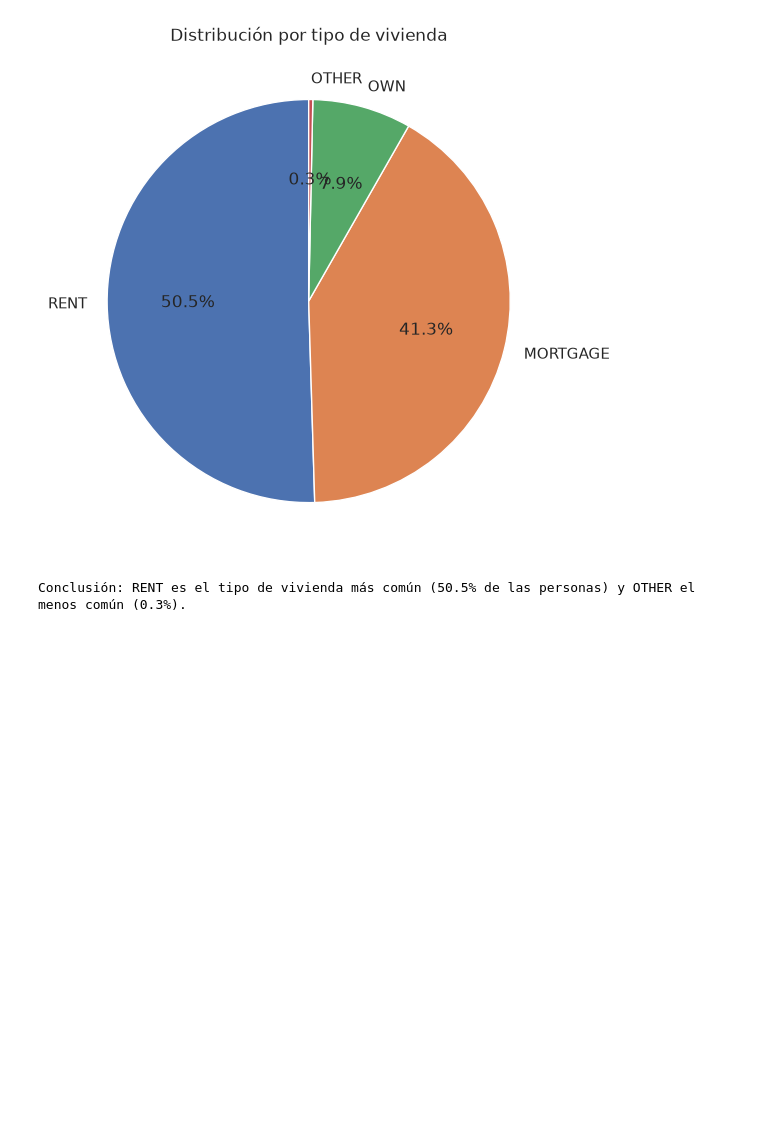
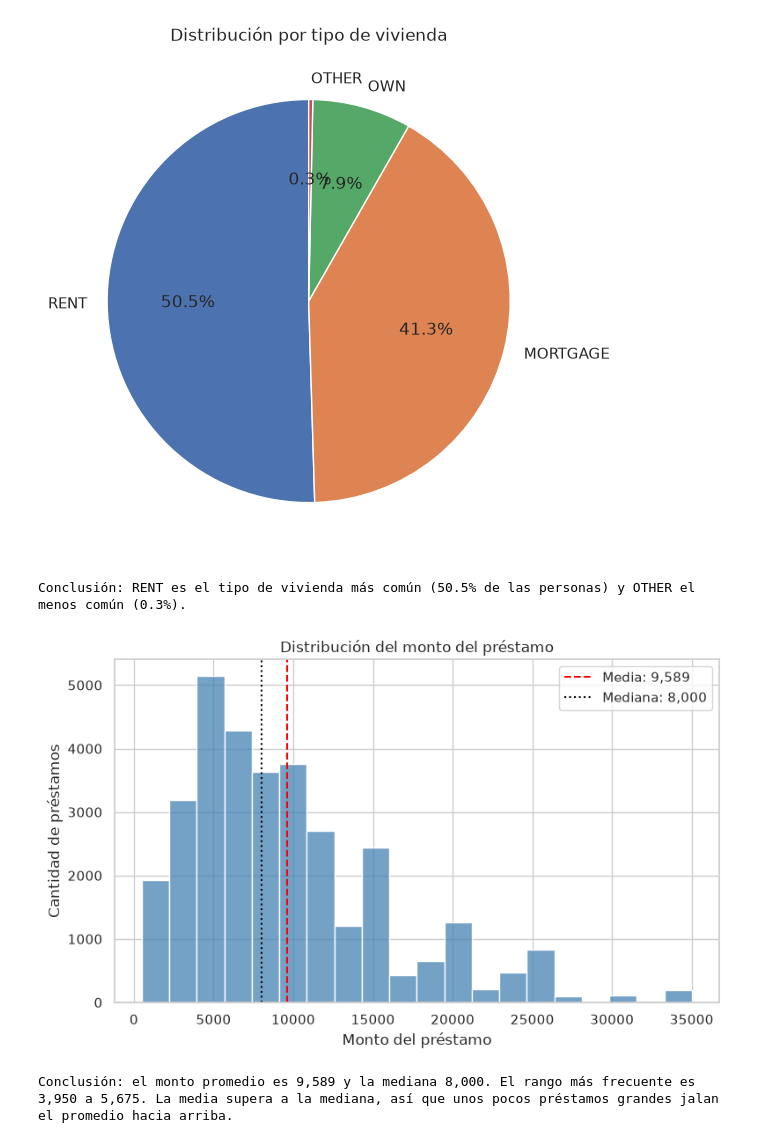
Before and after one commit to Nicolas-1212/Proyecto-Credit-Risk, a Jupyter notebook: cuadernos/exploracion_Samuel-B.ipynb, the cells around one changed output. Saved outputs shown, nothing was run; the diff lists cells and outputs as text; code cells hidden in the pictures; blank space fills up the shorter version.

Commit message:
Item 8: Visualizacion 4

```diff
--- a/cuadernos/exploracion_Samuel-B.ipynb
+++ b/cuadernos/exploracion_Samuel-B.ipynb
@@ -318,3 +318,26 @@ print(f"Conclusión: {conteo3.index[0]} es el tipo de vivienda más común "
 # %% [output]
 [figure]
 Conclusión: RENT es el tipo de vivienda más común (50.5% de las personas) y OTHER el menos común (0.3%).
+# %%
+# 4. Histograma: distribución del monto del préstamo
+media4 = df_limpio["loan_amnt"].mean()
+mediana4 = df_limpio["loan_amnt"].median()
+
+plt.figure(figsize=(8, 5))
+sns.histplot(data=df_limpio, x="loan_amnt", bins=20, color="steelblue")
+plt.axvline(media4, color="red", linestyle="--", label=f"Media: {media4:,.0f}")
+plt.axvline(mediana4, color="black", linestyle=":", label=f"Mediana: {mediana4:,.0f}")
+plt.title("Distribución del monto del préstamo")
+plt.xlabel("Monto del préstamo")
+plt.ylabel("Cantidad de préstamos")
+plt.legend()
+plt.tight_layout()
+plt.show()
+
+rango = pd.cut(df_limpio["loan_amnt"], bins=20).value_counts().idxmax()
+print(f"Conclusión: el monto promedio es {media4:,.0f} y la mediana {mediana4:,.0f}. "
+      f"El rango más frecuente es {rango.left:,.0f} a {rango.right:,.0f}. "
+      f"{'La media supera a la mediana, así que unos pocos préstamos grandes jalan el promedio hacia arriba.' if media4 > mediana4 else 'La media y la mediana son parecidas, así que los montos están repartidos de forma bastante simétrica.'}")
+# %% [output]
+[figure, added]
+Conclusión: el monto promedio es 9,589 y la mediana 8,000. El rango más frecuente es 3,950 a 5,675. La media supera a la mediana, así que unos pocos préstamos grandes jalan el promedio hacia arriba.
```
